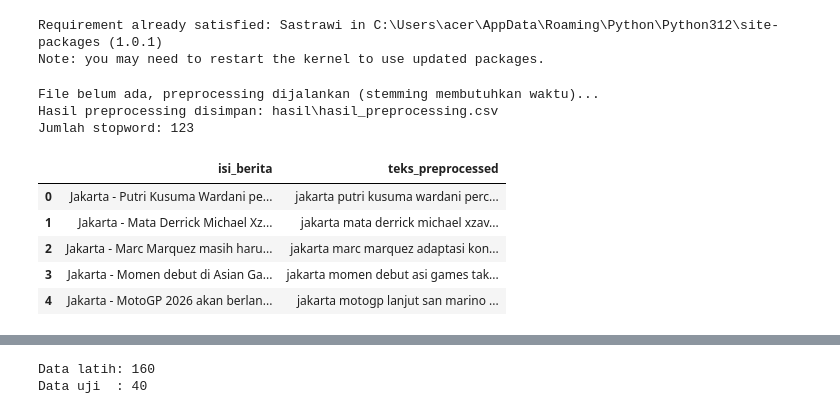
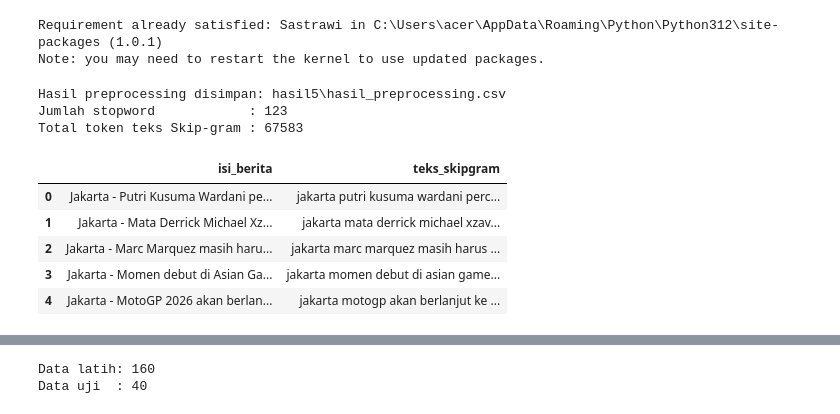
Before and after one commit to shovyaa/ppw, a Jupyter notebook: analisis_berita_skipgram.ipynb, the cells around one changed output, grey strips where cells are left out. Cells and saved outputs as stored; diff of their text form; code cells hidden in the pictures.

```diff
--- a/analisis_berita_skipgram.ipynb
+++ b/analisis_berita_skipgram.ipynb
@@ -84,7 +82,7 @@ File `.joblib` yang berisi kelas `SkipgramVectorizer` hanya dapat dimuat di note
 import os
 import joblib
 
-FOLDER = "hasil"        # contoh lain: r"C:\Users\acer\Downloads\hasil"
+FOLDER = "hasil5"        # contoh lain: r"C:\Users\acer\Downloads\hasil"
 FORCE_ULANG = False     # True = abaikan file yang sudah ada dan hitung ulang semuanya
 
 os.makedirs(FOLDER, exist_ok=True)
@@ -136,54 +138,51 @@ Note: you may need to restart the kernel to use updated packages.
 # %%
 import re
 import hashlib
-from Sastrawi.Stemmer.StemmerFactory import StemmerFactory
 from Sastrawi.StopWordRemover.StopWordRemoverFactory import StopWordRemoverFactory
 
-stemmer = StemmerFactory().create_stemmer()
 stopword = set(StopWordRemoverFactory().get_stop_words())
 
 
-def preprocess_teks(teks):
-    teks = teks.lower()                          # case folding
-    teks = re.sub(r"http\S+|www\S+", " ", teks)  # hapus URL
-    teks = re.sub(r"[^a-z\s]", " ", teks)        # hapus angka dan tanda baca
-    teks = re.sub(r"\s+", " ", teks).strip()
-    tokens = [k for k in teks.split() if k not in stopword]   # hapus stopword
-    return stemmer.stem(" ".join(tokens))                      # stemming
+def preprocess_teks(teks, hapus_tanda_baca=True, hapus_stopword=False):
+    """Preprocessing tanpa stemming.
+    Nilai bawaan (tanda baca dihapus, stopword dipertahankan) = skenario V3,
+    dipakai untuk teks Skip-gram."""
+    teks = teks.lower()                           # case folding
+    teks = re.sub(r"http\S+|www\S+", " ", teks)   # hapus URL
+    teks = re.sub(r"\d+", " ", teks)              # hapus angka
+
+    if hapus_tanda_baca:
+        teks = re.sub(r"[^\w\s]|_", " ", teks)           # buang tanda baca
+    else:
+        teks = re.sub(r"([^\w\s]|_)", r" \1 ", teks)     # tanda baca menjadi token tersendiri
+
+    tokens = teks.split()
+    if hapus_stopword:
+        tokens = [k for k in tokens if k not in stopword]   # hapus stopword
+    return " ".join(tokens)
 
 
-def muat_preprocessing():
-    if not ada("hasil_preprocessing.csv"):
-        return False
-    d = pd.read_csv(jalur("hasil_preprocessing.csv"), keep_default_na=False)
-    if len(d) == len(df) and (d["id"].values == df["id"].values).all():
-        df["teks_preprocessed"] = d["teks_preprocessed"].values
-        return True
-    return False
+# Teks utama untuk Skip-gram
+df["teks_skipgram"] = df["isi_berita"].apply(preprocess_teks)   # V3
 
-
-if muat_preprocessing():
-    print("Hasil preprocessing dimuat dari file (stemming tidak perlu diulang).")
-else:
-    print("File belum ada, preprocessing dijalankan (stemming membutuhkan waktu)...")
-    df["teks_preprocessed"] = df["isi_berita"].apply(preprocess_teks)
-    df[["id", "label", "teks_preprocessed"]].to_csv(
-        jalur("hasil_preprocessing.csv"), index=False, encoding="utf-8-sig"
-    )
-    print("Hasil preprocessing disimpan:", jalur("hasil_preprocessing.csv"))
+df[["id", "label", "teks_skipgram"]].to_csv(
+    jalur("hasil_preprocessing.csv"), index=False, encoding="utf-8-sig"
+)
+print("Hasil preprocessing disimpan:", jalur("hasil_preprocessing.csv"))
 
 # Sidik teks: dipakai untuk memastikan cache tahap berikutnya masih sesuai
-SIDIK = hashlib.md5("||".join(df["teks_preprocessed"]).encode("utf-8")).hexdigest()
+SIDIK_SKIPGRAM = hashlib.md5("||".join(df["teks_skipgram"]).encode("utf-8")).hexdigest()
 
-print("Jumlah stopword:", len(stopword))
-df[["isi_berita", "teks_preprocessed"]].head()
+print("Jumlah stopword            :", len(stopword))
+print("Total token teks Skip-gram :", sum(len(t.split()) for t in df["teks_skipgram"]))
+df[["isi_berita", "teks_skipgram"]].head()
 # %% [output]
-File belum ada, preprocessing dijalankan (stemming membutuhkan waktu)...
-Hasil preprocessing disimpan: hasil\hasil_preprocessing.csv
-Jumlah stopword: 123
+Hasil preprocessing disimpan: hasil5\hasil_preprocessing.csv
+Jumlah stopword            : 123
+Total token teks Skip-gram : 67583
-|  | isi_berita | teks_preprocessed |
+|  | isi_berita | teks_skipgram |
 | 0 | Jakarta - Putri Kusuma Wardani pe... | jakarta putri kusuma wardani perc... |
 | 1 | Jakarta - Mata Derrick Michael Xz... | jakarta mata derrick michael xzav... |
-| 2 | Jakarta - Marc Marquez masih haru... | jakarta marc marquez adaptasi kon... |
-| 3 | Jakarta - Momen debut di Asian Ga... | jakarta momen debut asi games tak... |
-| 4 | Jakarta - MotoGP 2026 akan berlan... | jakarta motogp lanjut san marino ... |
+| 2 | Jakarta - Marc Marquez masih haru... | jakarta marc marquez masih harus ... |
+| 3 | Jakarta - Momen debut di Asian Ga... | jakarta momen debut di asian game... |
+| 4 | Jakarta - MotoGP 2026 akan berlan... | jakarta motogp akan berlanjut ke ... |
```
Also changed, not shown: parts of 56 cells of this notebook, 56 other files.
